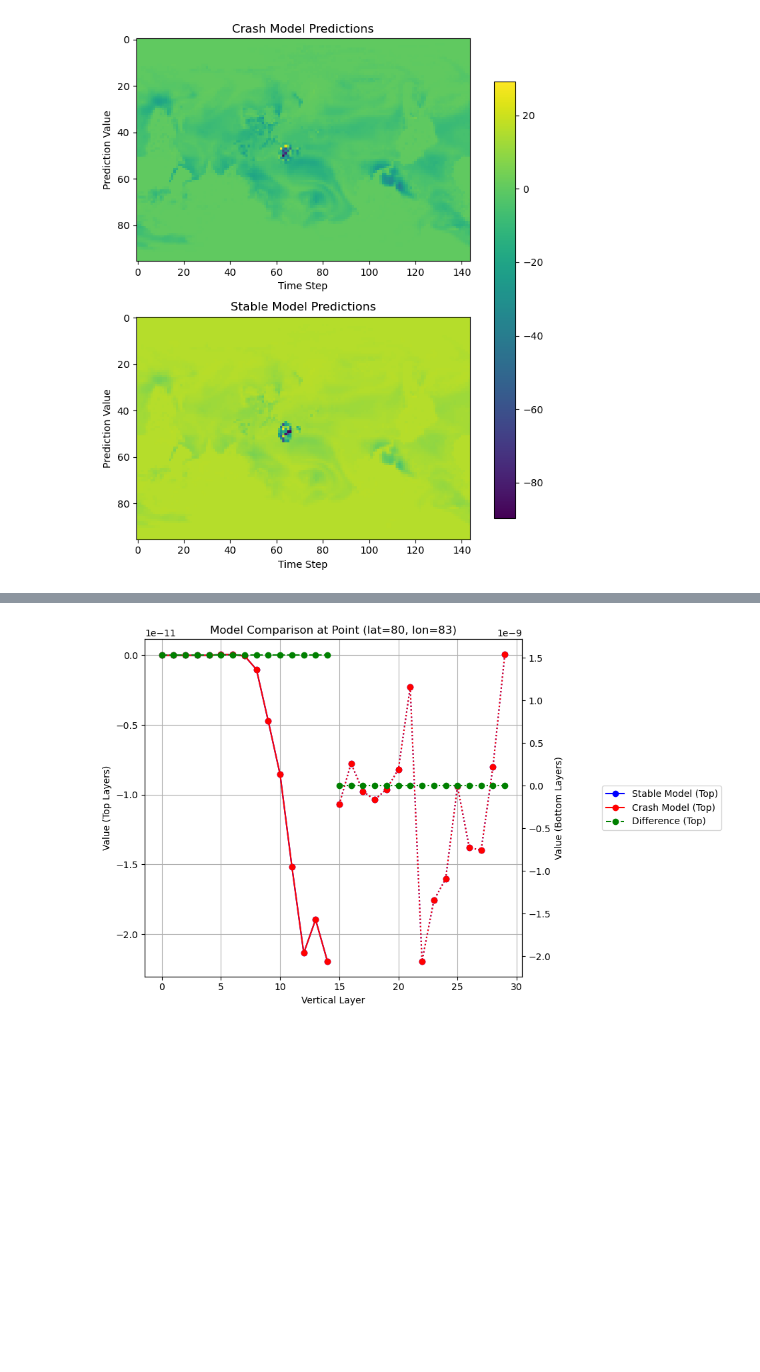
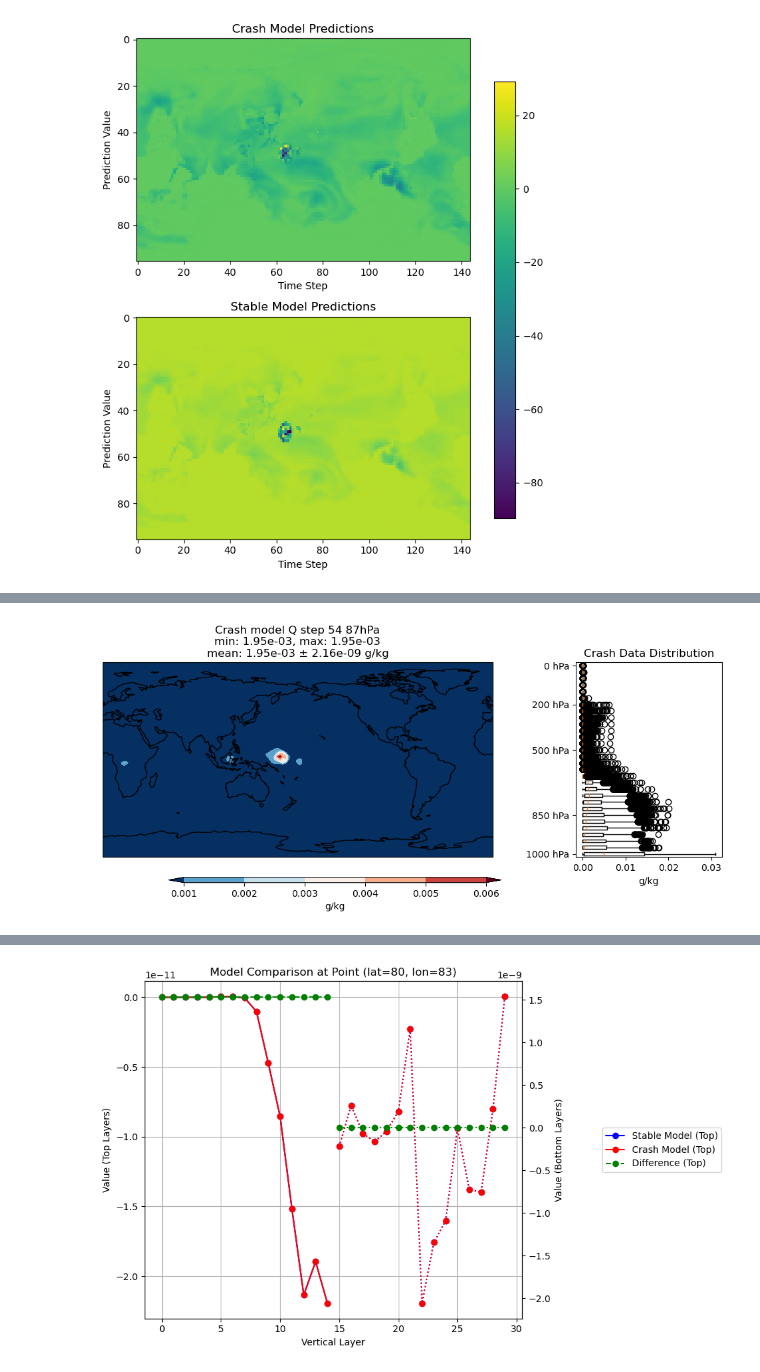
Before and after one commit to chenj209/clima_analysis, a Jupyter notebook: new_analysis/compare_crash.ipynb, the cells around one changed output, grey strips where cells are left out. Drawn from its saved outputs; the diff is of its cells as text; code cells hidden in the pictures; blank space fills up the shorter version.

```diff
--- a/new_analysis/compare_crash.ipynb
+++ b/new_analysis/compare_crash.ipynb
@@ -180,0 +181,69 @@ plt.show()
+# %%
+level = 8
+step = 54
+stable_input = np.load(f"/Volumes/data_backup/experience_replay_data/online_data/noreplay_std_switch/coupled_90.npz")['x']
+# crash_input = reorder3(crash_input)[:,:30]
+stable_input = reorder3(stable_input)[:,:30]
+
+# crash_input = crash_input * data_stds["QL"] + data_means["QL"]
+stable_input = stable_input * data_stds["QL"] + data_means["QL"]
+
+
+stable_data = stable_input[:,level].reshape(96,144)
+
+# Create figure with subplots using cartopy projections
+fig = plt.figure(figsize=(10, 4))
+
+# Create a gridspec to handle the layout
+gs = fig.add_gridspec(1, 2, width_ratios=[3, 1])
+
+# Create the map projections
+proj = ccrs.PlateCarree(central_longitude=180)
+
+ax1 = fig.add_subplot(gs[0], projection=proj)
+ax1_box = fig.add_subplot(gs[1])
+
+# Add map features
+ax1.coastlines()
+ax1.add_feature(cfeature.LAND, color='lightgray')
+
+# Create lat/lon arrays for plotting
+lats = np.linspace(-90, 90, 96)
+lons = np.linspace(0, 360, 144)
+lon, lat = np.meshgrid(lons, lats)
+
+# Get min/max values across both datasets
+vmin = min(crash_data.min(), stable_data.min())
+vmax = max(crash_data.max(), stable_data.max())
+
+# Plot crash predictions
+im1 = ax1.contourf(lon, lat, stable_data, transform=ccrs.PlateCarree(), cmap='RdBu_r', vmin=vmin, vmax=vmax, extend='both')
+ax1.set_title(f'Crash model Q step {step} 87hPa\nmin: {crash_data.min():.2e}, max: {crash_data.max():.2e}\nmean: {crash_data.mean():.2e} ± {crash_data.std():.2e} g/kg')
+
+# Define pressure levels to show
+show_levels = [0, 200, 500, 850, 1000]
+level_indices = []
+levs = np.array([
+    3.64346569,   7.59481965,  14.35663225,  24.61222,     38.26829977,
+    54.59547974,  72.01245055,  87.82123029, 103.31712663, 121.54724076,
+    142.99403876, 168.22507977, 197.9080867,  232.82861896, 273.91081676,
+    322.24190235, 379.10090387, 445.9925741,  524.68717471, 609.77869481,
+    691.38943031, 763.40448111, 820.85836865, 859.53476653, 887.02024892,
+    912.64454694, 936.19839847, 957.48547954, 976.32540739, 992.55609512]).astype(int)
+
+# Add box plots with pressure levels
+ax1_box.boxplot([stable_input[:,i].flatten() for i in range(29,-1,-1)], vert=False)
+ax1_box.set_title('Crash Data Distribution')
+ax1_box.set_yticks([1, 7, 17, 24, 30])  # Approximate positions for 0, 200, 500, 850, 1000 hPa
+ax1_box.set_yticklabels(['0 hPa', '200 hPa', '500 hPa', '850 hPa', '1000 hPa'][::-1])
+ax1_box.set_xlabel('g/kg')
+
+# Add colorbar at the bottom
+cbar_ax = fig.add_axes([0.15, 0.05, 0.5, 0.02])
+cbar = fig.colorbar(im1, cax=cbar_ax, orientation='horizontal', extend='both')
+cbar.set_label('g/kg')
+
+plt.tight_layout()
+plt.show()
+# %% [output]
+[figure, added]
```
Also changed, not shown: parts of 6 cells of this notebook, 1 other file.
